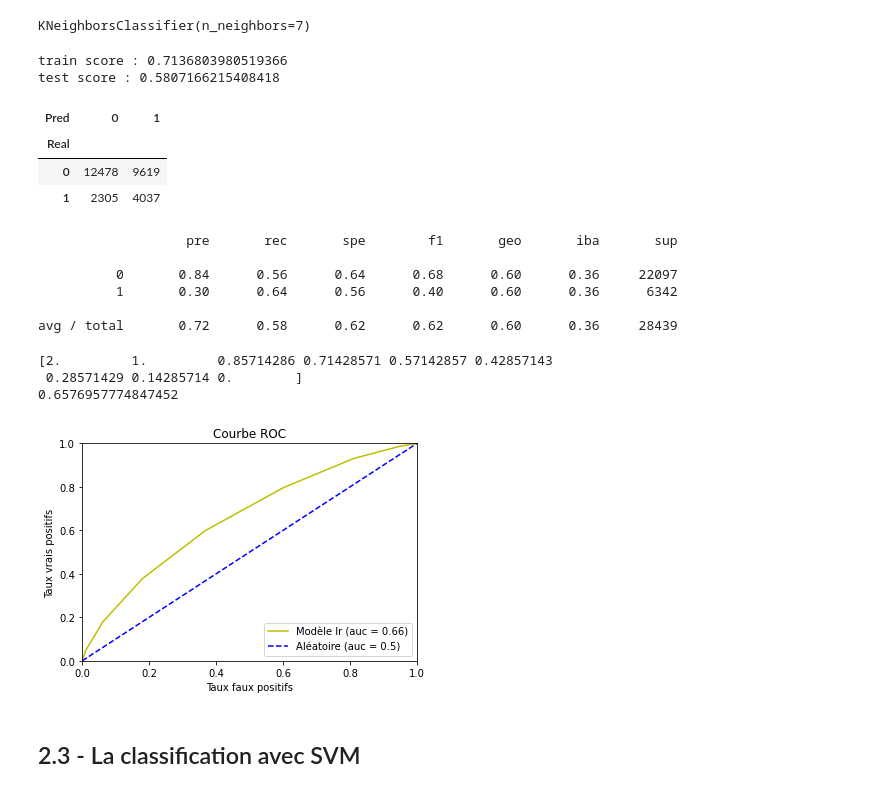
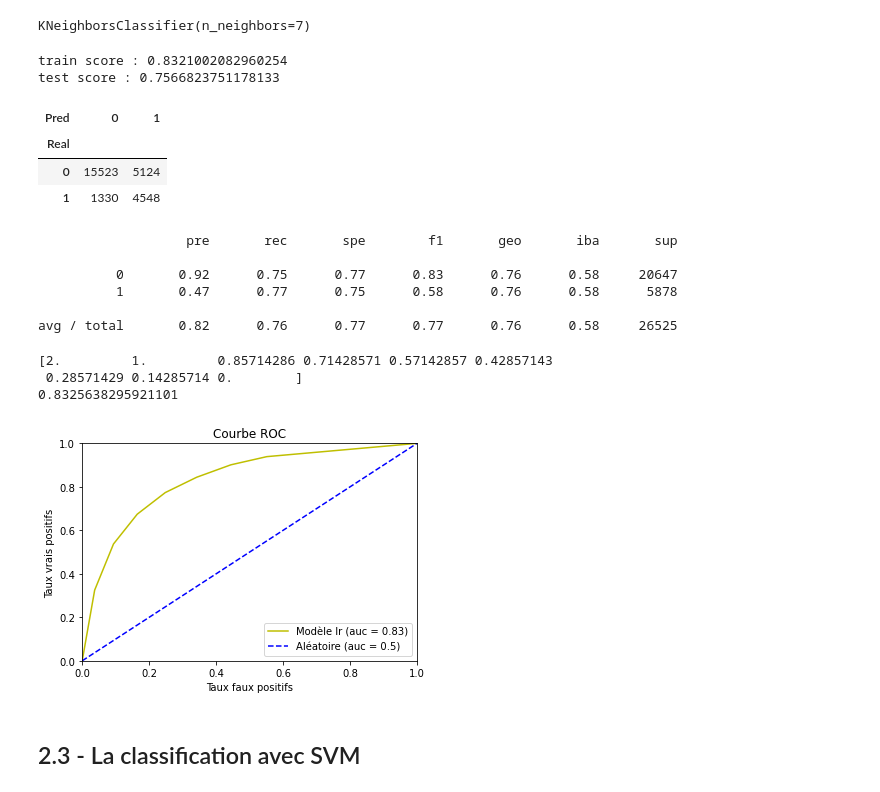
Before and after one commit to Romainpf/RainTomorrw, a Jupyter notebook: fev22_bds_meteo_V4.1.ipynb, the cells around one changed output. Saved outputs shown, nothing was run; the diff lists cells and outputs as text; code cells hidden in the pictures.

```diff
--- a/fev22_bds_meteo_V4.1.ipynb
+++ b/fev22_bds_meteo_V4.1.ipynb
@@ -717,7 +717,7 @@ X_train_msm, y_train_msm = bal.fit_resample(X_train_m, y_train_m)
 ## 1.3 - Preparation des données (avec NaN knnImputer)
 # %%
 #importation du fichier dont les valeurs manquantes ont été traitée avec knn_imputer
-df_knn = pd.read_csv('W_Aus_Na_knn_VF.csv', index_col = 0)
+df_knn = pd.read_csv('W_Aus_Na_knn.csv', index_col = 0)
 
 #remplacement des modalités des variables 'RainTomorrow' et 'RainToday' par 1 ou 0
 df_knn['RainTomorrow']=df_knn['RainTomorrow'].replace({'No':0,'Yes':1})
@@ -948,44 +948,44 @@ display(cm)
 # Autres métriques
 print(classification_report_imbalanced(y_test_k, y_pred))
 # %% [output]
-train score : 0.7136803980519366
-test score : 0.5807166215408418
+train score : 0.8321002082960254
+test score : 0.7566823751178133
 | Pred | 0 | 1 |
 | Real |  |  |
-| 0 | 12478 | 9619 |
-| 1 | 2305 | 4037 |
+| 0 | 15523 | 5124 |
+| 1 | 1330 | 4548 |
                    pre       rec       spe        f1       geo       iba       sup
 
-          0       0.84      0.56      0.64      0.68      0.60      0.36     22097
-          1       0.30      0.64      0.56      0.40      0.60      0.36      6342
+          0       0.92      0.75      0.77      0.83      0.76      0.58     20647
+          1       0.47      0.77      0.75      0.58      0.76      0.58      5878
 
-avg / total       0.72      0.58      0.62      0.62      0.60      0.36     28439
+avg / total       0.82      0.76      0.77      0.77      0.76      0.58     26525
 # %%
 # ROC_curves
-probs = clf_knn.predict_proba(X_test_ksm)
-fpr,tpr,seuils = roc_curve(y_test_ksm, probs[:,1], pos_label = 1)
+probs = clf_knn.predict_proba(X_test_k)
+fpr,tpr,seuils = roc_curve(y_test_k, probs[:,1], pos_label = 1)
 roc_auc = auc(fpr,tpr)
 
 print(seuils)
 print(roc_auc)
 
 fig = plt.figure(figsize=(6,4))
 
 ax = fig.add_subplot(111)
 
 ax.plot(fpr,tpr, 'y-', label = ('Modèle lr (auc = ' + str(round(roc_auc,2)) + ')'))
 ax.plot([0,1],[0,1], 'b--', label = 'Aléatoire (auc = 0.5)')
 ax.set_xlim(0,1)
 ax.set_ylim(0,1)
 ax.set_xlabel("Taux faux positifs")
 ax.set_ylabel("Taux vrais positifs")
 ax.set_title("Courbe ROC")
 ax.legend(loc = "lower right");
 # %% [output]
 [2.         1.         0.85714286 0.71428571 0.57142857 0.42857143
  0.28571429 0.14285714 0.        ]
-0.6576957774847452
+0.8325638295921101
-[figure, old version]
+[figure, new version]
 # %% [markdown]
 ## 2.3 - La classification avec SVM
 # %% [markdown]
```
Also changed, not shown: parts of 28 cells of this notebook.
